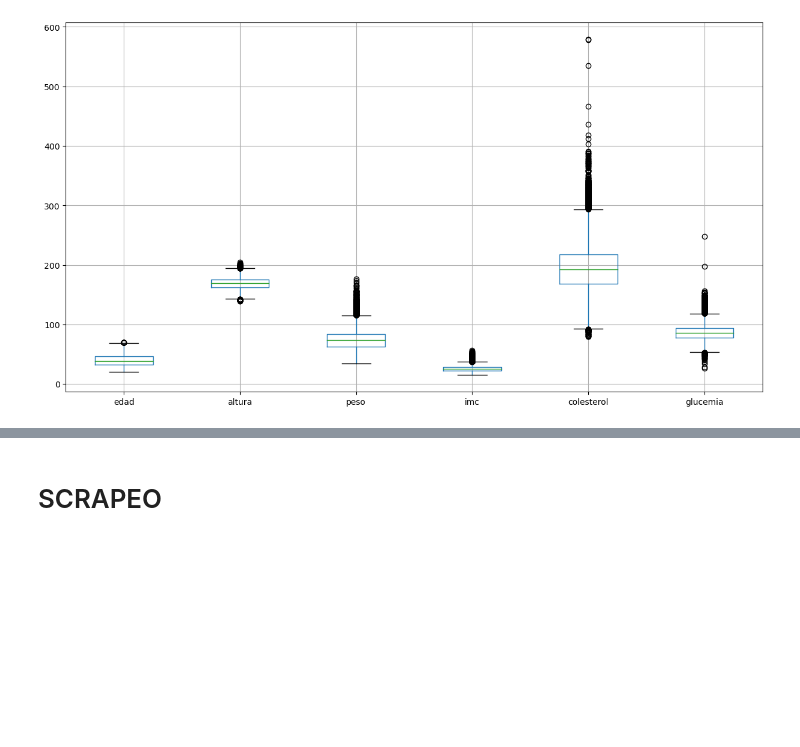
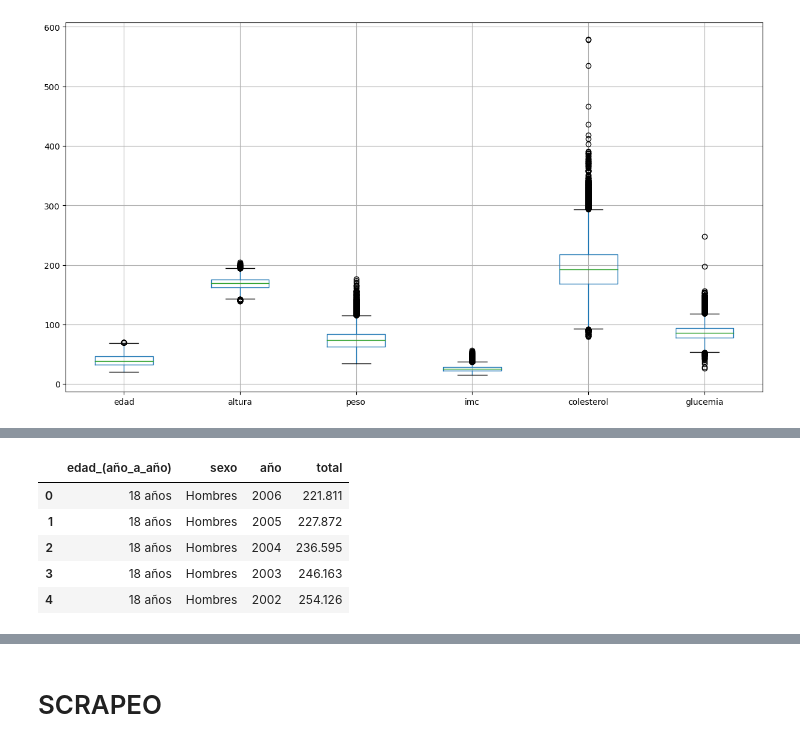
Before and after one commit to karmelealonso/3.-project_etl, a Jupyter notebook: Untitled8.ipynb, the cells around one changed output, grey strips where cells are left out. Saved outputs shown, nothing was run; the diff lists cells and outputs as text; code cells hidden in the pictures; blank space fills up the shorter version.

```diff
--- a/Untitled8.ipynb
+++ b/Untitled8.ipynb
@@ -543,0 +545,13 @@ df2.head()
+# %%
+df2.columns = df2.columns.str.lower() #aqui cambio todos los nombres de columnas a minuscula
+# %%
+df2 = df2.rename(columns=lambda x: x.replace(" ", "_"))
+# %%
+df2.head()
+# %% [output]
+|  | edad_(año_a_año) | sexo | año | total |
+| 0 | 18 años | Hombres | 2006 | 221.811 |
+| 1 | 18 años | Hombres | 2005 | 227.872 |
+| 2 | 18 años | Hombres | 2004 | 236.595 |
+| 3 | 18 años | Hombres | 2003 | 246.163 |
+| 4 | 18 años | Hombres | 2002 | 254.126 |
```
Also changed, not shown: parts of 53 cells of this notebook, 2 other files.
